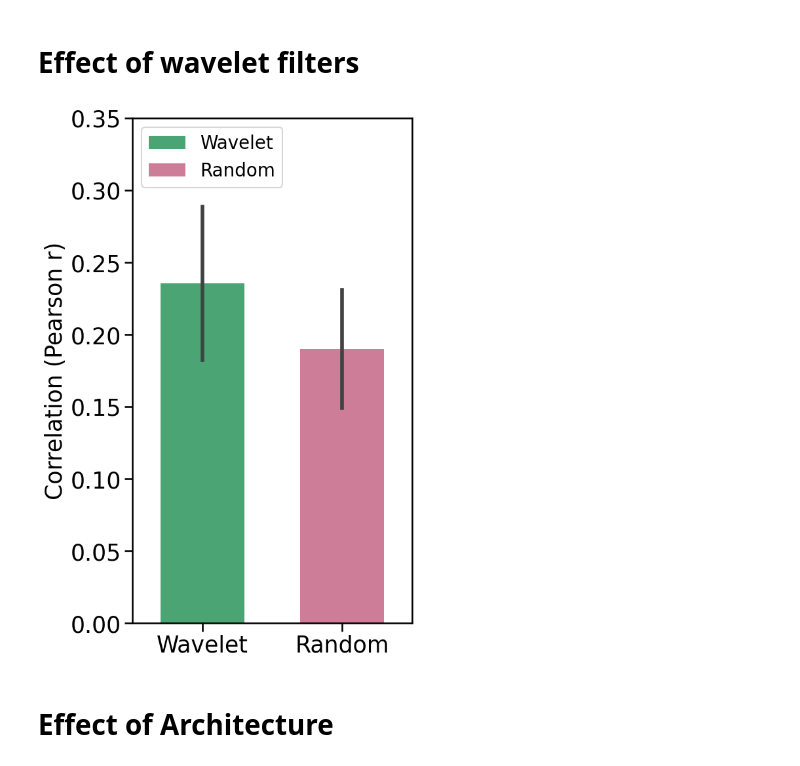
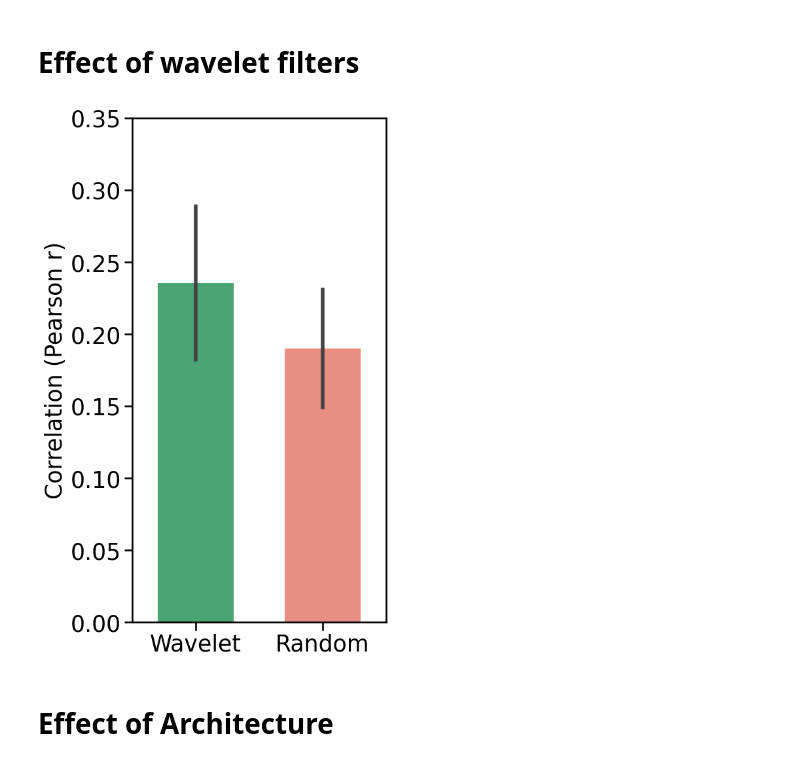
Before and after one commit to akazemian/untrained_models_of_visual_cortex, a Jupyter notebook: model_evaluation/results/predicting_brain_data/encoding_performance.ipynb, the cells around one changed output. Saved outputs shown, nothing was run; the diff lists cells and outputs as text; code cells hidden in the pictures.

```diff
--- a/model_evaluation/results/predicting_brain_data/encoding_performance.ipynb
+++ b/model_evaluation/results/predicting_brain_data/encoding_performance.ipynb
@@ -81,11 +232,19 @@ plot_results(data_dict = data_dict, plot_type = 'compare_models',
 # %% [markdown]
 #### nsd general
 # %%
+regions = ['general']
+
 data_dict = {}
-models = ['alexnet_conv5', 'alexnet_untrained_conv5']
-for model in models:
-    data_dict[model] = load_model_dict(model)
+# models = [get_scores_iden(['alexnet','best_layer', regions[0], dataset], ['untrained','gpool=False'])
+#           ,get_scores_iden(['alexnet_untrained','best_layer', regions[0], dataset], ['gpool=False'])]
+models = [get_scores_iden(['alexnet','best_layer', regions[0], dataset, 'gpool=False'], ['untrained'])
+          ,get_scores_iden(['alexnet_untrained','best_layer', regions[0], dataset, 'gpool=False'])]
 
-name_dict  = {'alexnet_conv5':'AlexNet', 'alexnet_untrained_conv5':'AlexNet Untrained'}
-palette = {'AlexNet':'steelblue','AlexNet Untrained':'darkgray'}
-regions = ['general']
+for iden in models:
+    iden = iden.split('_')
+    model_name = iden[0] + '_' + iden[1] +  '_' + iden[2] if 'untrained' in iden else iden[0] + '_' + iden[1]
+    data_dict[model_name] = load_model_dict(model_name,gpool=gpool)
+
+
+layer_names = list(data_dict.keys())
+palette = {layer_names[0]:'steelblue', layer_names[1]:'darkgray'}
@@ -109,11 +267,12 @@ plot_results(data_dict = data_dict, plot_type = 'compare_models',
 dataset = 'majajhong'
 mode = 'ridgecv'
 hook = None
+gpool = True
 
 data_dict = {}
 models = ['expansion_10','expansion_100','expansion_1000','expansion_10000']
 for model in models:
-    data_dict[model] = load_model_dict(model)
+    data_dict[model] = load_model_dict(model,gpool=gpool)
 
 palette = {'expansion_model':'mediumseagreen'}
 # %% [markdown]
@@ -149,16 +310,4 @@ plot_results(data_dict = data_dict, plot_type = 'scores_vs_num_features', x_axis
 # %% [markdown]
 ### alexnet
-# %%
-dataset = 'majajhong'
-hook = None
-mode = 'ridgecv'
-
-data_dict = {}
-models = ['alexnet_conv5', 'alexnet_untrained_conv5']
-for model in models:
-    data_dict[model] = load_model_dict(model)
-
-name_dict  = {'alexnet_conv5':'trained', 'alexnet_untrained_conv5':'untrained'}
-palette = {'trained':'mediumslateblue','untrained':'gray'}
 # %% [markdown]
 #### V4
@@ -203,19 +391,19 @@ for model in models:
     data_dict[model] = load_model_dict(model)
 
 name_dict = {'expansion_model':'Wavelet','expansion_model_fully_random':'Random'}
-palette = {'Wavelet':'mediumseagreen','Random':'palevioletred'}
+palette = {'Wavelet':'mediumseagreen','Random':'orange'}
 # %%
 plot_results(data_dict = data_dict, plot_type = 'compare_models',
                  dataset = dataset, regions = regions,
                  palette=palette,
                  ylim = (0,0.35),
                  width = 0.6,
-                 show_legend= True,
+                 show_legend= False,
                  params = (5,10),
                  name_dict= name_dict,
                  file_name=f'effect_of_wavelet_filters')
 # %% [output]
-[figure, old version]
+[figure, new version]
 # %% [markdown]
 # Effect of Architecture
 # %%
```
Also changed, not shown: parts of 45 cells of this notebook, 22 other files.
